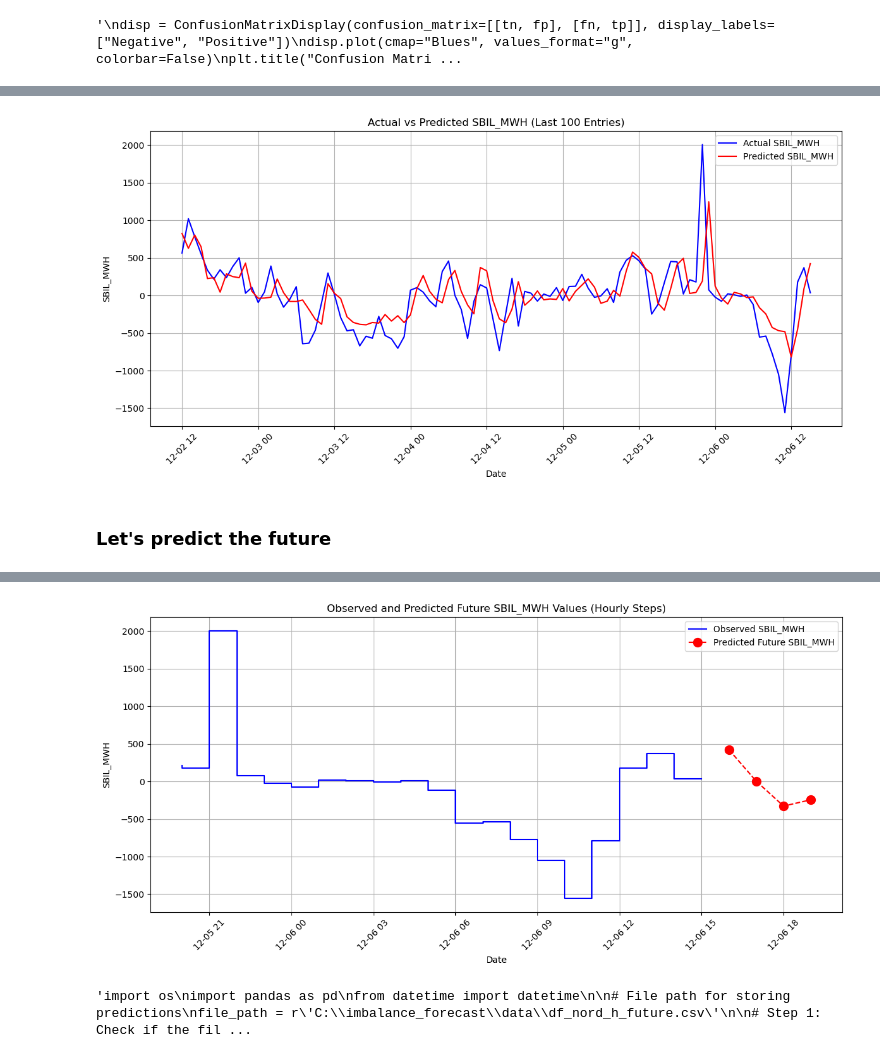
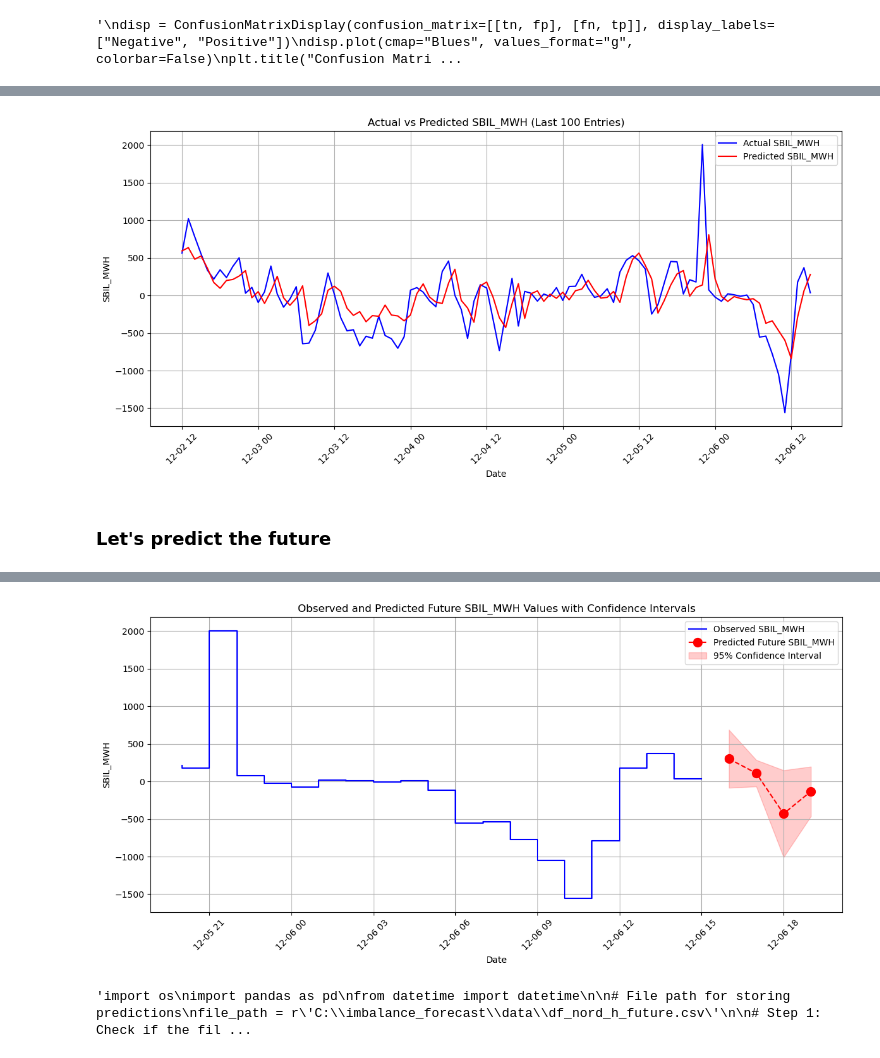
Before and after one commit to samueledelia/Italian-imbalance-forecasting, a Jupyter notebook: notebook/forecast_imbalance_hplus2.ipynb, the cells around one changed output, grey strips where cells are left out. Cells and saved outputs as stored; diff of their text form; code cells hidden in the pictures.

```diff
--- a/notebook/forecast_imbalance_hplus2.ipynb
+++ b/notebook/forecast_imbalance_hplus2.ipynb
@@ -76,14 +76,16 @@ X_test = scaler_X.transform(X_test)
 y_train = scaler_y.fit_transform(y_train.values.reshape(-1, 1)).flatten()
 y_test = scaler_y.transform(y_test.values.reshape(-1, 1)).flatten()
 # %%
-# Define the MLP Model
+# Add the Dropout-enhanced MLP Model
 model2 = Sequential()
 
-# Input layer + First hidden layer with L2 regularization
+# Input layer + First hidden layer with L2 regularization and Dropout
 model2.add(Dense(8, input_dim=X_train.shape[1], activation='relu', kernel_regularizer=l2(0.01)))
+model2.add(Dropout(0.2))  # Dropout with 20% probability
 
-# Second hidden layer with L2 regularization
+# Second hidden layer with L2 regularization and Dropout
 model2.add(Dense(8, activation='relu', kernel_regularizer=l2(0.01)))
+model2.add(Dropout(0.2))  # Dropout with 20% probability
 
 # Output layer (single neuron for regression)
 model2.add(Dense(1))
@@ -95,8 +97,8 @@ optimizer = Adam(learning_rate=0.001)
 model2.compile(optimizer=optimizer, loss='mse', metrics=['mae'])
 
 # Early stopping to prevent overfitting
-early_stopping = EarlyStopping(monitor='val_loss', patience=10, restore_best_weights=True)
+early_stopping = EarlyStopping(monitor='val_loss', patience=20, restore_best_weights=True)
 
 # Train the model
-history = model2.fit(X_train, y_train, epochs=100, batch_size=512, validation_split=0.2, callbacks=[early_stopping])
+history = model2.fit(X_train, y_train, epochs=150, batch_size=512, validation_split=0.2, callbacks=[early_stopping])
 # %% [output]
@@ -241,7 +243,7 @@ plt.xticks(rotation=45)
 plt.tight_layout()
 plt.show()
 # %% [output]
-[figure, old version]
+[figure, new version]
 # %% [markdown]
 <h3> Let's predict the future </h3>
 # %%
@@ -257,34 +259,53 @@ last_input = X_test[-1].reshape(1, -1)  # Last row from test features
 # Placeholder for predictions
 predicted_values = []
 
-# Iteratively predict the next steps
+# Monte Carlo Dropout
+n_simulations = 100  # Perform 100 stochastic forward passes
+mc_predictions = []  # Placeholder for stochastic predictions
+
 current_input = last_input
 for step in range(n_future_steps):
-    # Predict the next step
-    next_value = model2.predict(current_input)
+    # Collect multiple stochastic predictions for MC Dropout
+    stochastic_results = []
+    for _ in range(n_simulations):
+        stochastic_pred = model2(current_input, training=True)  # Enable dropout during prediction
+        stochastic_results.append(stochastic_pred.numpy().flatten()[0])
+    stochastic_results = np.array(stochastic_results)
 
-    # Save the prediction
-    predicted_values.append(next_value.flatten()[0])
+    # Calculate mean and standard deviation
+    mean_prediction = stochastic_results.mean()
+    std_prediction = stochastic_results.std()
+
+    # Save the results
+    predicted_values.append((mean_prediction, std_prediction))
+    mc_predictions.append(stochastic_results)
 
     # Update the input for the next prediction
-    # Assuming we need to shift the features and append the predicted value to the input
-    # The target feature is at the last position of `current_input`
     current_input = np.roll(current_input, shift=-1, axis=1)  # Shift all features to the left
-    current_input[0, -1] = next_value  # Replace the last feature with the predicted value
+    current_input[0, -1] = mean_prediction  # Replace the last feature with the predicted value
 
-# Convert predicted values to the original scale
-predicted_values_orig = scaler_y.inverse_transform(np.array(predicted_values).reshape(-1, 1)).flatten()
+# Extract means and standard deviations
+predicted_means = [mean for mean, _ in predicted_values]
+predicted_stds = [std for _, std in predicted_values]
+
+# Convert to the original scale
+predicted_means_orig = scaler_y.inverse_transform(np.array(predicted_means).reshape(-1, 1)).flatten()
+predicted_stds_orig = scaler_y.inverse_transform(np.array(predicted_stds).reshape(-1, 1)).flatten()
+
+# Calculate 95% confidence intervals
+z_score = 1.96
+ci_upper = predicted_means_orig + z_score * predicted_stds_orig
+ci_lower = predicted_means_orig - z_score * predicted_stds_orig
 
 # Add 1-hour intervals for the future steps
 future_dates = [last_timestamp + pd.Timedelta(hours=i + 1) for i in range(n_future_steps)]
 
-# Ensure both lists have the same length
-assert len(future_dates) == len(predicted_values_orig), "Mismatch between dates and predictions!"
-
 # Create a DataFrame to store the predicted future values
 future_df = pd.DataFrame({
     'Date': future_dates,
-    'Predicted_SBIL_MWH': predicted_values_orig
+    'Predicted_SBIL_MWH': predicted_means_orig,
+    'CI_Lower': ci_lower,
+    'CI_Upper': ci_upper
 })
 
 # Debug: Confirm the DataFrame structure
@@ -306,11 +327,16 @@ last_observed_df = pd.DataFrame({
 # Plot observed values
 plt.step(last_observed_df['Date'], last_observed_df['Actual_SBIL_MWH'], label='Observed SBIL_MWH', color='blue')
 
-# Plot predicted values with large points
+# Plot predicted values
 plt.plot(future_df['Date'], future_df['Predicted_SBIL_MWH'], label='Predicted Future SBIL_MWH', color='red', linestyle='--', marker='o', markersize=10)
 
+# Plot confidence intervals
+plt.fill_between(
+    future_df['Date'], future_df['CI_Lower'], future_df['CI_Upper'], color='red', alpha=0.2, label='95% Confidence Interval'
+)
+
 # Add labels and title
-plt.title('Observed and Predicted Future SBIL_MWH Values (Hourly Steps)')
+plt.title('Observed and Predicted Future SBIL_MWH Values with Confidence Intervals')
 plt.xlabel('Date')
 plt.ylabel('SBIL_MWH')
 plt.xticks(rotation=45)
@@ -334,4 +356,4 @@ Future DataFrame:
-[figure, old version]
+[figure, new version]
 # %%
 """import os
 import pandas as pd
```
Also changed, not shown: parts of 6 cells of this notebook, 3 other files.
